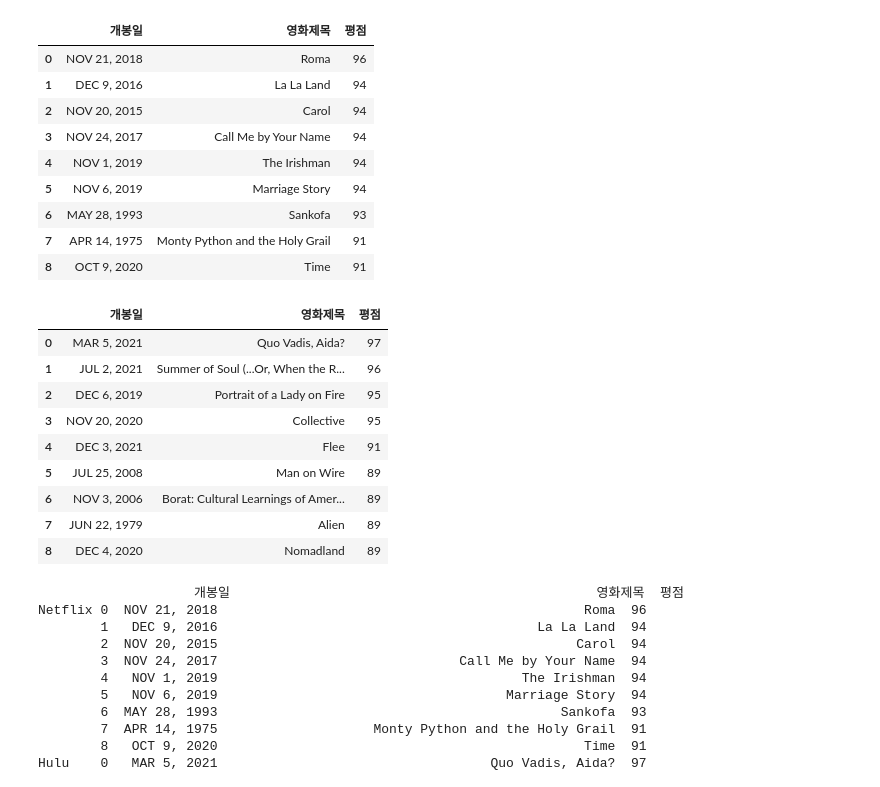
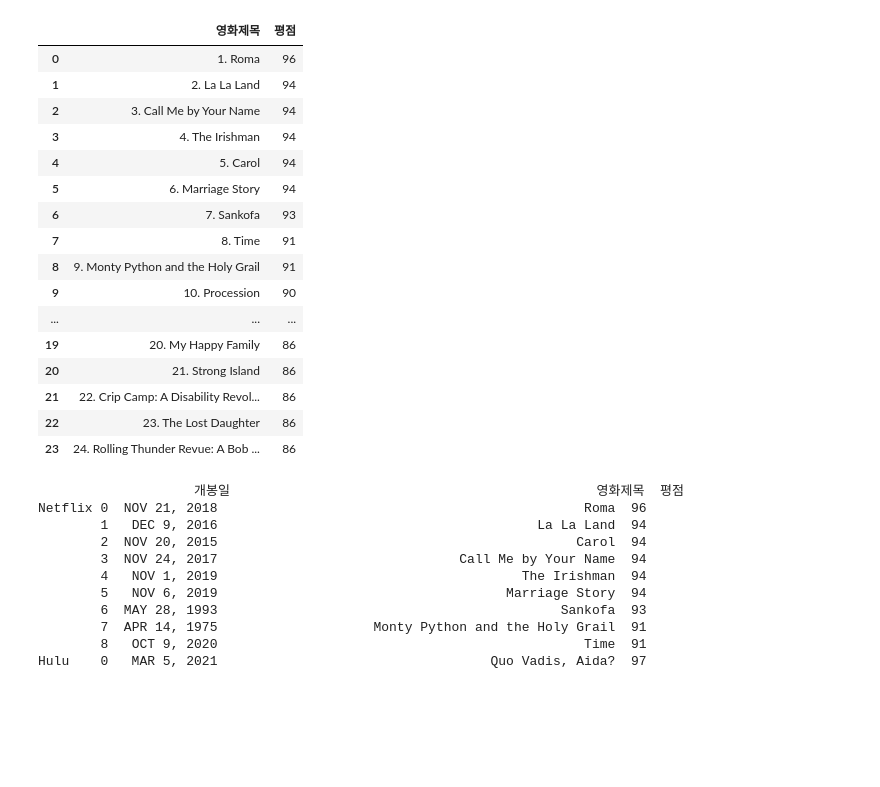
Before and after one commit to sarimiro56/BigData_Python, a Jupyter notebook: PBL기말고사용_과제_202116029_태은선.ipynb, the cells around one changed output. Cells and saved outputs as stored; diff of their text form; code cells hidden in the pictures; blank space fills up the shorter version.

```diff
--- a/PBL기말고사용_과제_202116029_태은선.ipynb
+++ b/PBL기말고사용_과제_202116029_태은선.ipynb
@@ -51,28 +51,32 @@ url = 'https://www.metacritic.com/browse/movie/netflix/'
 driver.get(url)
 # %%
-columns = ['개봉일', '영화제목', '평점']
-movie_day = []
+columns = ['영화제목', '평점']
 title = []
 ratings = []
-for i in range(1, 10):
-  movie_day.append(driver.find_element(By.CSS_SELECTOR, '#__layout > div > div.c-layoutDefault_page > div.c-trackScroll > main > section > div.c-productListings > div:nth-child(1) > div:nth-child('+ str(i) +') > a > div.c-finderProductCard_info.u-flexbox-column > div:nth-child(2) > span.u-text-uppercase').text)
-  title.append(driver.find_element(By.CSS_SELECTOR, '#__layout > div > div.c-layoutDefault_page > div.c-trackScroll > main > section > div.c-productListings > div:nth-child(1) > div:nth-child('+ str(i) +') > a > div.c-finderProductCard_info.u-flexbox-column > div.c-finderProductCard_title > h3 > span:nth-child(2)').text)
-  ratings.append(driver.find_element(By.CSS_SELECTOR, '#__layout > div > div.c-layoutDefault_page > div.c-trackScroll > main > section > div.c-productListings > div:nth-child(1) > div:nth-child('+ str(i) +') > a > div.c-finderProductCard_info.u-flexbox-column > div.c-finderProductCard_meta.g-outer-spacing-top-auto > span > div > div > span').text)
+for i in range(1, 25):
+  title.append(driver.find_element(By.CSS_SELECTOR, '#__layout > div > div.c-layoutDefault_page > div.c-pageFrontDoorMovie > div:nth-child(5) > div > div.c-globalCarousel_fade-right > div > div:nth-child('+ str(i) +') > a > div.c-globalProductCardHorizontal_title > h3').text)
+  ratings.append(driver.find_element(By.CSS_SELECTOR, '#__layout > div > div.c-layoutDefault_page > div.c-pageFrontDoorMovie > div:nth-child(5) > div > div.c-globalCarousel_fade-right > div > div:nth-child('+ str(i) +') > a > div.c-globalProductCardHorizontal_score.u-grid.g-text-xxxsmall > div > div > span').text)
 # %%
 import pandas as pd
-df = pd.DataFrame({columns[0]: movie_day,
-                   columns[1]: title,
-                   columns[2]: ratings}, columns = columns)
-df.head(10)
+df = pd.DataFrame({columns[0]: title,
+                   columns[1]: ratings}, columns = columns)
+df.head(24)
 # %% [output]
-|  | 개봉일 | 영화제목 | 평점 |
-| 0 | NOV 21, 2018 | Roma | 96 |
-| 1 | DEC 9, 2016 | La La Land | 94 |
-| 2 | NOV 20, 2015 | Carol | 94 |
-| 3 | NOV 24, 2017 | Call Me by Your Name | 94 |
-| 4 | NOV 1, 2019 | The Irishman | 94 |
-| 5 | NOV 6, 2019 | Marriage Story | 94 |
-| 6 | MAY 28, 1993 | Sankofa | 93 |
-| 7 | APR 14, 1975 | Monty Python and the Holy Grail | 91 |
-| 8 | OCT 9, 2020 | Time | 91 |
+|  | 영화제목 | 평점 |
+| 0 | 1. Roma | 96 |
+| 1 | 2. La La Land | 94 |
+| 2 | 3. Call Me by Your Name | 94 |
+| 3 | 4. The Irishman | 94 |
+| 4 | 5. Carol | 94 |
+| 5 | 6. Marriage Story | 94 |
+| 6 | 7. Sankofa | 93 |
+| 7 | 8. Time | 91 |
+| 8 | 9. Monty Python and the Holy Grail | 91 |
+| 9 | 10. Procession | 90 |
+| ... | ... | ... |
+| 19 | 20. My Happy Family | 86 |
+| 20 | 21. Strong Island | 86 |
+| 21 | 22. Crip Camp: A Disability Revol... | 86 |
+| 22 | 23. The Lost Daughter | 86 |
+| 23 | 24. Rolling Thunder Revue: A Bob ... | 86 |
 # %%
@@ -92,17 +83,0 @@ for i in range(1, 10):
-# %%
-import pandas as pd
-df = pd.DataFrame({columns[0]: movie_day,
-                   columns[1]: title,
-                   columns[2]: ratings}, columns = columns)
-df.head(10)
-# %% [output]
-|  | 개봉일 | 영화제목 | 평점 |
-| 0 | MAR 5, 2021 | Quo Vadis, Aida? | 97 |
-| 1 | JUL 2, 2021 | Summer of Soul (...Or, When the R... | 96 |
-| 2 | DEC 6, 2019 | Portrait of a Lady on Fire | 95 |
-| 3 | NOV 20, 2020 | Collective | 95 |
-| 4 | DEC 3, 2021 | Flee | 91 |
-| 5 | JUL 25, 2008 | Man on Wire | 89 |
-| 6 | NOV 3, 2006 | Borat: Cultural Learnings of Amer... | 89 |
-| 7 | JUN 22, 1979 | Alien | 89 |
-| 8 | DEC 4, 2020 | Nomadland | 89 |
```
Also changed, not shown: parts of 8 cells of this notebook.
